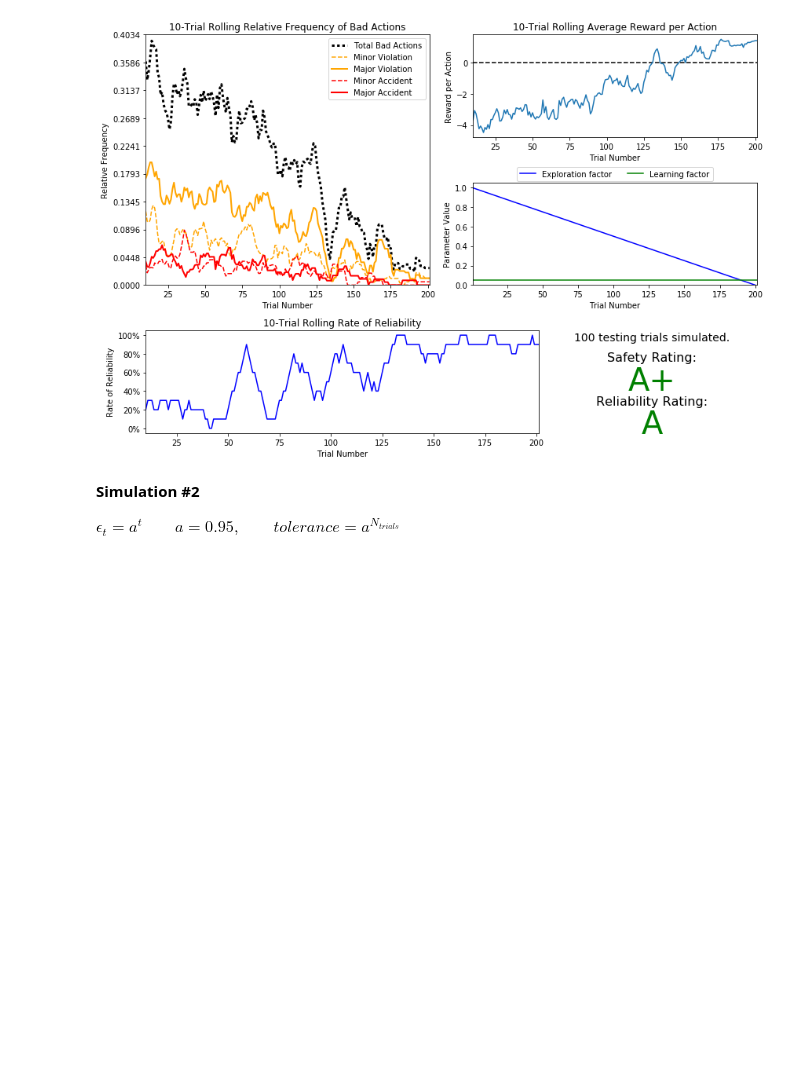
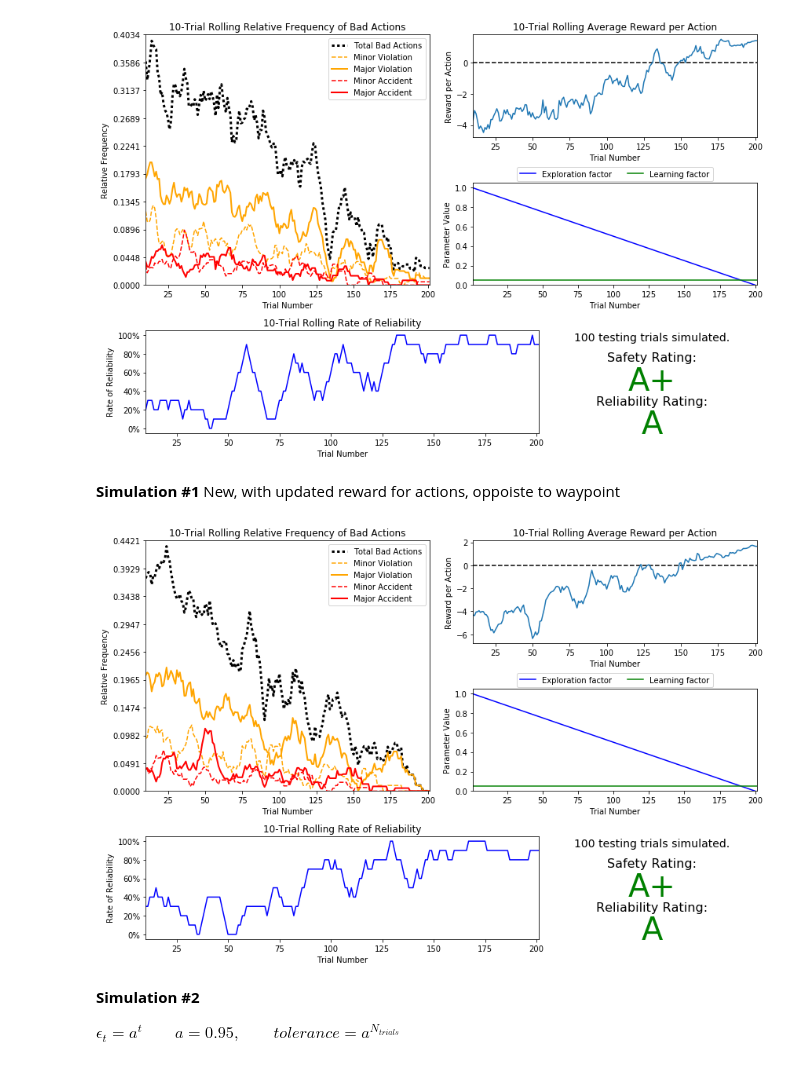
Before and after one commit to dmytrofisher/machine-learning, a Jupyter notebook: projects/smartcab/smartcab.ipynb, the cells around one changed output. Saved outputs shown, nothing was run; the diff lists cells and outputs as text; code cells hidden in the pictures; blank space fills up the shorter version.

```diff
--- a/projects/smartcab/smartcab.ipynb
+++ b/projects/smartcab/smartcab.ipynb
@@ -271,6 +271,13 @@ $\epsilon_{t} = 1 - a t, \qquad a = 1 / N_{trials}, \qquad tolerance = 0$
 vs.plot_trials('sim_improved-learning-1.csv')
 # %% [output]
 [figure]
+# %% [markdown]
+**Simulation #1**
+New, with updated reward for actions, oppoiste to waypoint
+# %%
+vs.plot_trials('sim_improved-learning-1-new.csv')
+# %% [output]
+[figure, added]
 # %% [markdown]
 **Simulation #2**
 
```
Also changed, not shown: parts of 2 cells of this notebook, 5 other files.
